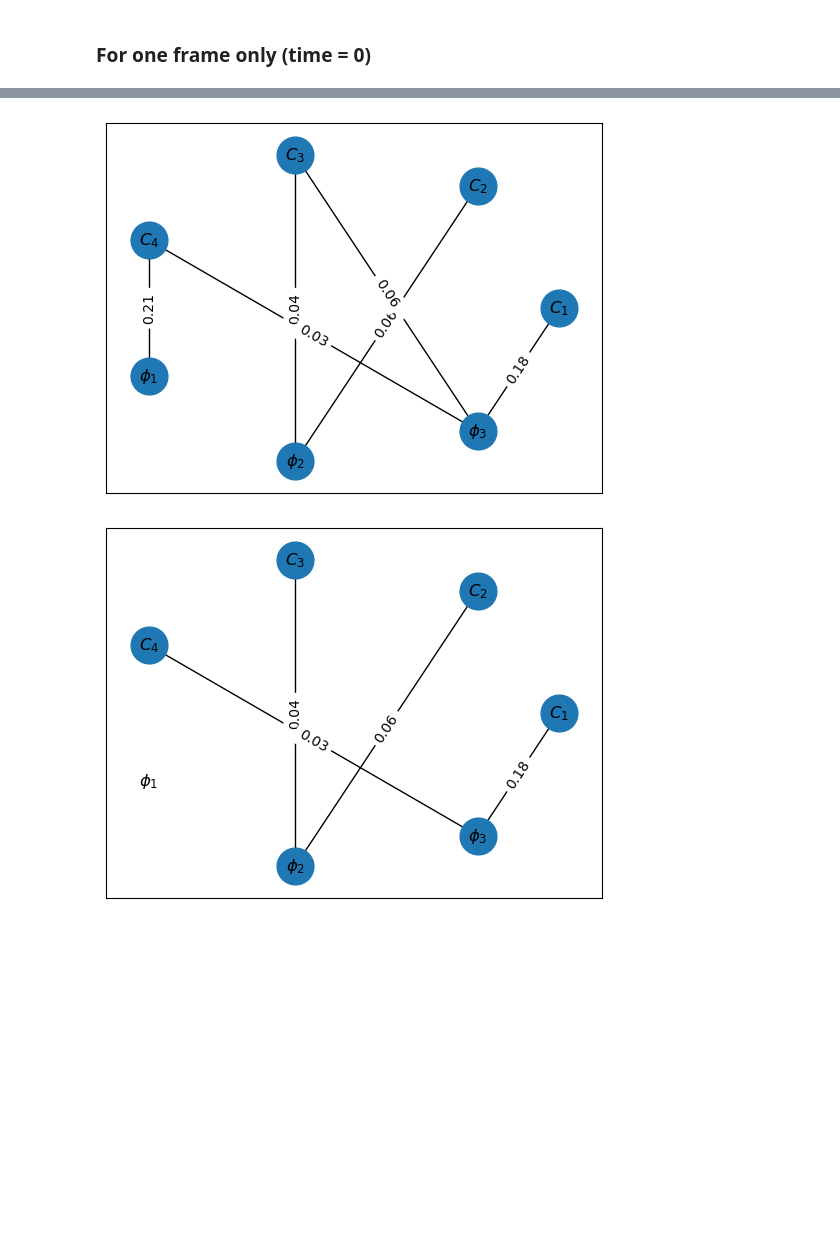
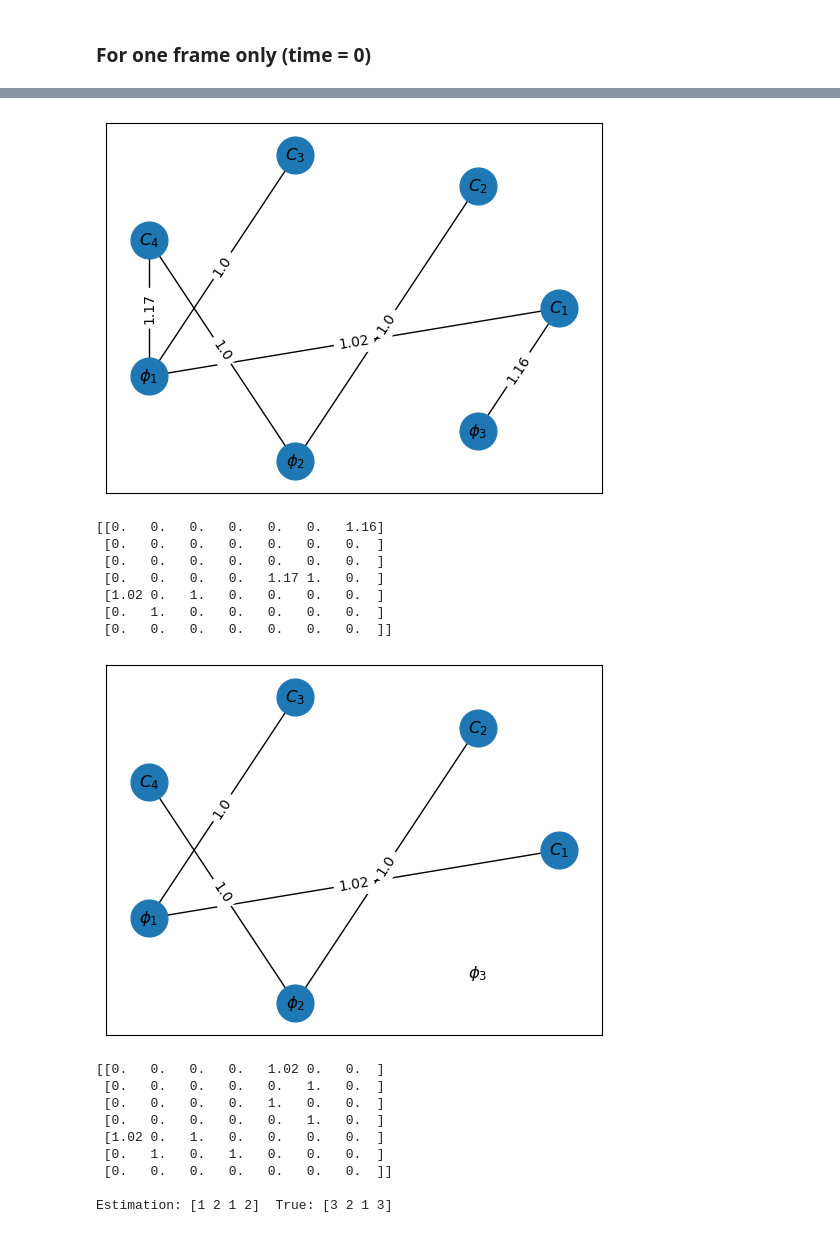
Before and after one commit to leobt23/ADRI, a Jupyter notebook: Projets_final/final1/Class1_FINAL.ipynb, the cells around one changed output, grey strips where cells are left out. Saved outputs shown, nothing was run; the diff lists cells and outputs as text; code cells hidden in the pictures; blank space fills up the shorter version.

```diff
--- a/Projets_final/final1/Class1_FINAL.ipynb
+++ b/Projets_final/final1/Class1_FINAL.ipynb
@@ -601,3 +603,19 @@ array([[0, 0, 0, 3],
        [0, 0, 2, 5],
        [0, 0, 0, 0],
        [0, 0, 0, 0]])
+# %%
+import heapq
+from scipy.sparse import csr_matrix
+
+
+
+node_names = ['A', 'B', 'C', 'D']
+X_graph = csr_matrix([[0, 8, 0, 3],
+                      [8, 0, 2, 5],
+                      [0, 2, 0, 6],
+                      [3, 5, 6, 0]])
+
+mst_prim = prim(X_graph)
+print(mst_prim.toarray().astype(int))
+
+display_graph(mst_prim, node_names)
@@ -780,20 +932,36 @@ def matrix_form(matrix):
 # %% [markdown]
 ### For one frame only (time = 0)
 # %%
+clients = [r"$C_1$", r"$C_2$", r"$C_3$", r"$C_4$"]
+phases = [r"$\phi_1$", r"$\phi_2$", r"$\phi_3$"]
+
+node_labels = clients + phases
+
 # recreating the data
 n_customers = 4
 phase = randint(1, 4, n_customers)
-X,Y = createXY(raw_data,phase)
+phase = np.array([3,2,1,3])
+X,Y = createXY(raw_data,phase,sigma=0)
 
 # create the matrix of the graph
-matrix_graph = create_graph(X,Y,0,weight_abs,clients,phases)
+matrix_graph = create_graph(X,Y,10,weight_normalized_sum,clients,phases)
 display_graph(matrix_graph,node_labels)
+print(matrix_form(matrix_graph))
 
 # find the minimum spanning tree
 mst = create_mst_graph(matrix_graph)
 display_graph(mst,clients+phases)
+print(matrix_form(mst))
+
+
+
 
 # get the final graph, where we only take the min edges of each client
-final_graph = get_final_graph(mst)
+final_graph = get_final_graph(mst,clients)
 display_graph(final_graph,clients+phases)
+print(matrix_form(final_graph))
+
+# now, from the final_graph, we can get the final assignment
+assignment = get_final_assignment(final_graph,clients)
+print('\nEstimation:',assignment,' True:',phase)
 # %% [output]
@@ -801,2 +976,18 @@ display_graph(final_graph,clients+phases)
-[figure, old version]
+[figure, new version]
+[[0.   0.   0.   0.   0.   0.   1.16]
+ [0.   0.   0.   0.   0.   0.   0.  ]
+ [0.   0.   0.   0.   0.   0.   0.  ]
+ [0.   0.   0.   0.   1.17 1.   0.  ]
+ [1.02 0.   1.   0.   0.   0.   0.  ]
+ [0.   1.   0.   0.   0.   0.   0.  ]
+ [0.   0.   0.   0.   0.   0.   0.  ]]
-[figure, old version]
+[figure, new version]
+[[0.   0.   0.   0.   1.02 0.   0.  ]
+ [0.   0.   0.   0.   0.   1.   0.  ]
+ [0.   0.   0.   0.   1.   0.   0.  ]
+ [0.   0.   0.   0.   0.   1.   0.  ]
+ [1.02 0.   1.   0.   0.   0.   0.  ]
+ [0.   1.   0.   1.   0.   0.   0.  ]
+ [0.   0.   0.   0.   0.   0.   0.  ]]
+
+Estimation: [1 2 1 2]  True: [3 2 1 3]
```
Also changed, not shown: parts of 23 cells of this notebook, 1 other file.
